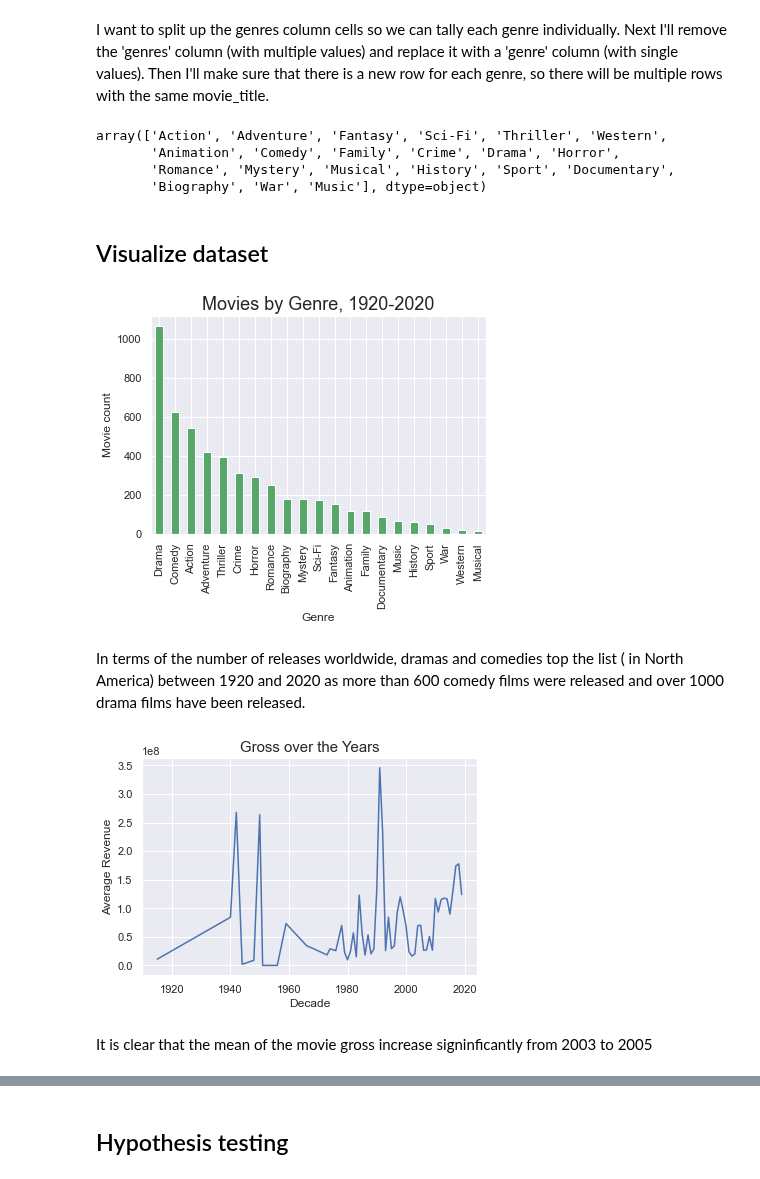
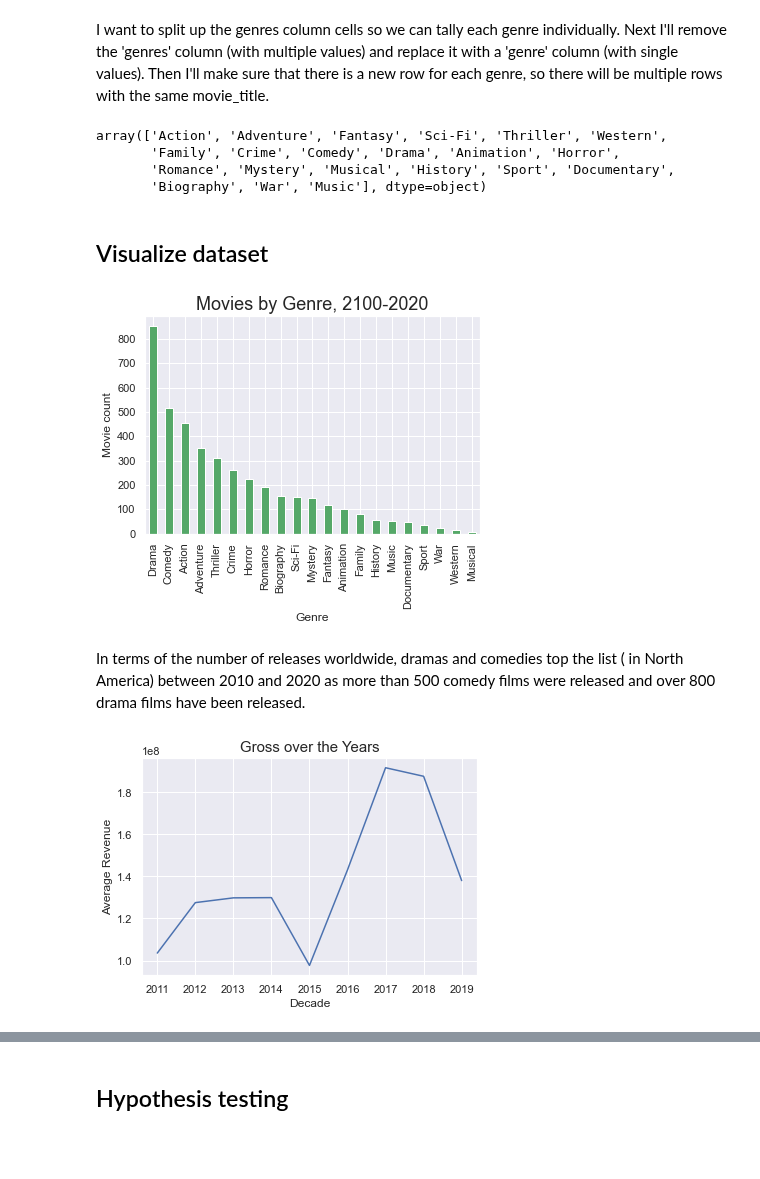
Before and after one commit to cLineman/CapStoneProject, a Jupyter notebook: ThiVanNguyen.ipynb, the cells around one changed output, grey strips where cells are left out. Cells and saved outputs as stored; diff of their text form; code cells hidden in the pictures; blank space fills up the shorter version.

```diff
--- a/ThiVanNguyen.ipynb
+++ b/ThiVanNguyen.ipynb
@@ -49,7 +49,6 @@ def clean_currency(x):
 movie_budgets['production_budget'] = movie_budgets['production_budget'].apply(clean_currency).astype('float64')
 movie_budgets['domestic_gross'] = movie_budgets['domestic_gross'].apply(clean_currency).astype('float64')
 movie_budgets['worldwide_gross'] = movie_budgets['worldwide_gross'].apply(clean_currency).astype('float64')
-movie_budgets['release_date']= pd.to_datetime(movie_budgets['release_date'])
 # %% [markdown]
 ### SQL database
 # %%
@@ -148,7 +147,7 @@ dataset['profit']= dataset['worldwide_gross']- dataset['production_budget']
 dataset['foreign_gross']= dataset['worldwide_gross']- dataset['domestic_gross']
 dataset.loc[dataset['profit'] < 0, 'profit']= 0
 ##calulate profit ratio
-dataset['profit_ratio'] = (dataset['profit'] / dataset['worldwide_gross'] ) * 100
+dataset['profit_ratio'] = (dataset['profit'] -dataset['production_budget'] )/ dataset['production_budget']
 ## top 5 greatest profit ratio
 dataset.sort_values(['profit_ratio'], ascending=False).head()
 # %% [output]
@@ -165,10 +164,12 @@ df_split_genre = dataset.copy()
 split_genre = df_split_genre['genres'].str.split(',').apply(pd.Series, 1).stack().reset_index(level=1, drop=True)
 split_genre.name = 'genre_split'
 df_split_genre = df_split_genre.drop(['genres'], axis=1).join(split_genre)
+
+df_split_genre= df_split_genre[df_split_genre['release_date'].dt.year >2010]
 # %%
 df_split_genre['genre_split'].unique()
 # %% [output]
 array(['Action', 'Adventure', 'Fantasy', 'Sci-Fi', 'Thriller', 'Western',
-       'Animation', 'Comedy', 'Family', 'Crime', 'Drama', 'Horror',
+       'Family', 'Crime', 'Comedy', 'Drama', 'Animation', 'Horror',
        'Romance', 'Mystery', 'Musical', 'History', 'Sport', 'Documentary',
        'Biography', 'War', 'Music'], dtype=object)
@@ -183,24 +177,22 @@ array(['Action', 'Adventure', 'Fantasy', 'Sci-Fi', 'Thriller', 'Western',
 ## Visualize dataset
 # %%
 df_split_genre['genre_split'].value_counts().plot(kind='bar', color='g');
-plt.title('Movies by Genre, 1920-2020', size=18)
+plt.title('Movies by Genre, 2100-2020', size=18)
 plt.xlabel('Genre', size=12)
 plt.ylabel('Movie count', size=12);
 # %% [output]
-[figure, old version]
+[figure, new version]
 # %% [markdown]
-In terms of the number of releases worldwide, dramas and comedies top the list ( in North America) between 1920 and 2020 as more than 600 comedy films were released and over 1000 drama films have been released.
+In terms of the number of releases worldwide, dramas and comedies top the list ( in North America) between 2010 and 2020 as more than 500 comedy films were released and over 800 drama films have been released.
 # %%
-#line gross
-dataset['start_year']= dataset['release_date'].dt.year
-gross_mean= dataset.groupby(dataset['start_year'])['worldwide_gross'].mean()
+
+df_split_genre['start_year']= df_split_genre['release_date'].dt.year
+gross_mean= df_split_genre.groupby(dataset['start_year'])['worldwide_gross'].mean()
 #print(gross_mean)
 plt.plot(gross_mean)
 plt.title('Gross over the Years', size=15);
 plt.xlabel('Decade', size=12)
 plt.ylabel('Average Revenue', size=12);
 # %% [output]
-[figure, old version]
+[figure, new version]
-# %% [markdown]
-It is clear that the mean of the movie gross increase signinficantly from 2003 to 2005
 # %%
```
Also changed, not shown: parts of 10 cells of this notebook.
